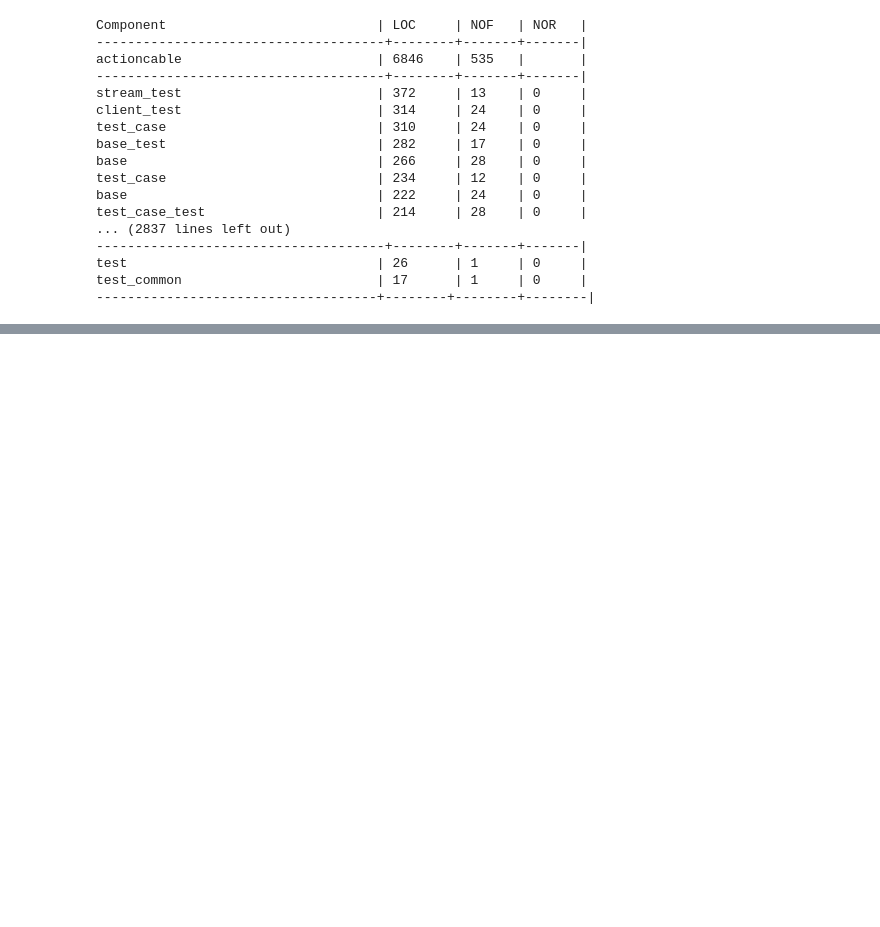
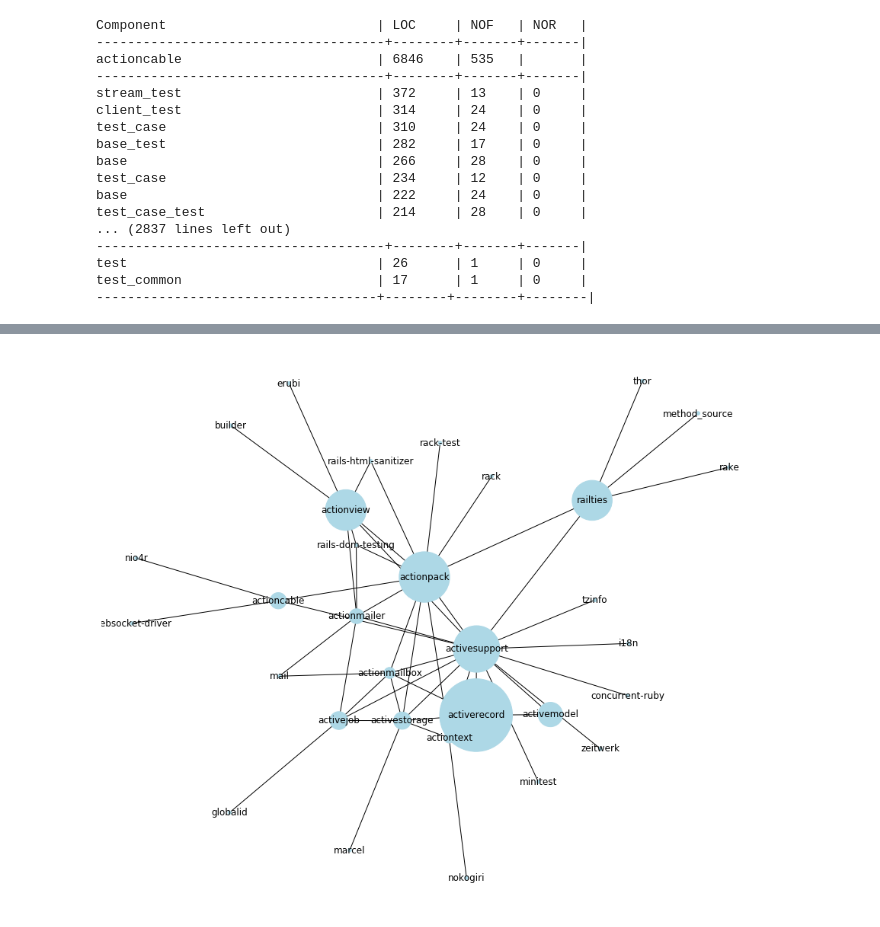
Before and after one commit to janschill/uni-software_architecture, a Jupyter notebook: reconstruction/schi/reconstruction.ipynb, the cells around one changed output, grey strips where cells are left out. Cells and saved outputs as stored; diff of their text form; code cells hidden in the pictures; blank space fills up the shorter version.

```diff
--- a/reconstruction/schi/reconstruction.ipynb
+++ b/reconstruction/schi/reconstruction.ipynb
@@ -307,0 +380,5 @@ def get_filename(path):
+# %%
+graph = dependencies_graph()
+draw_graph_with_weights(graph, module_size, (12,10))
+# %% [output]
+[figure, added]
```
Also changed, not shown: parts of 12 cells of this notebook.
